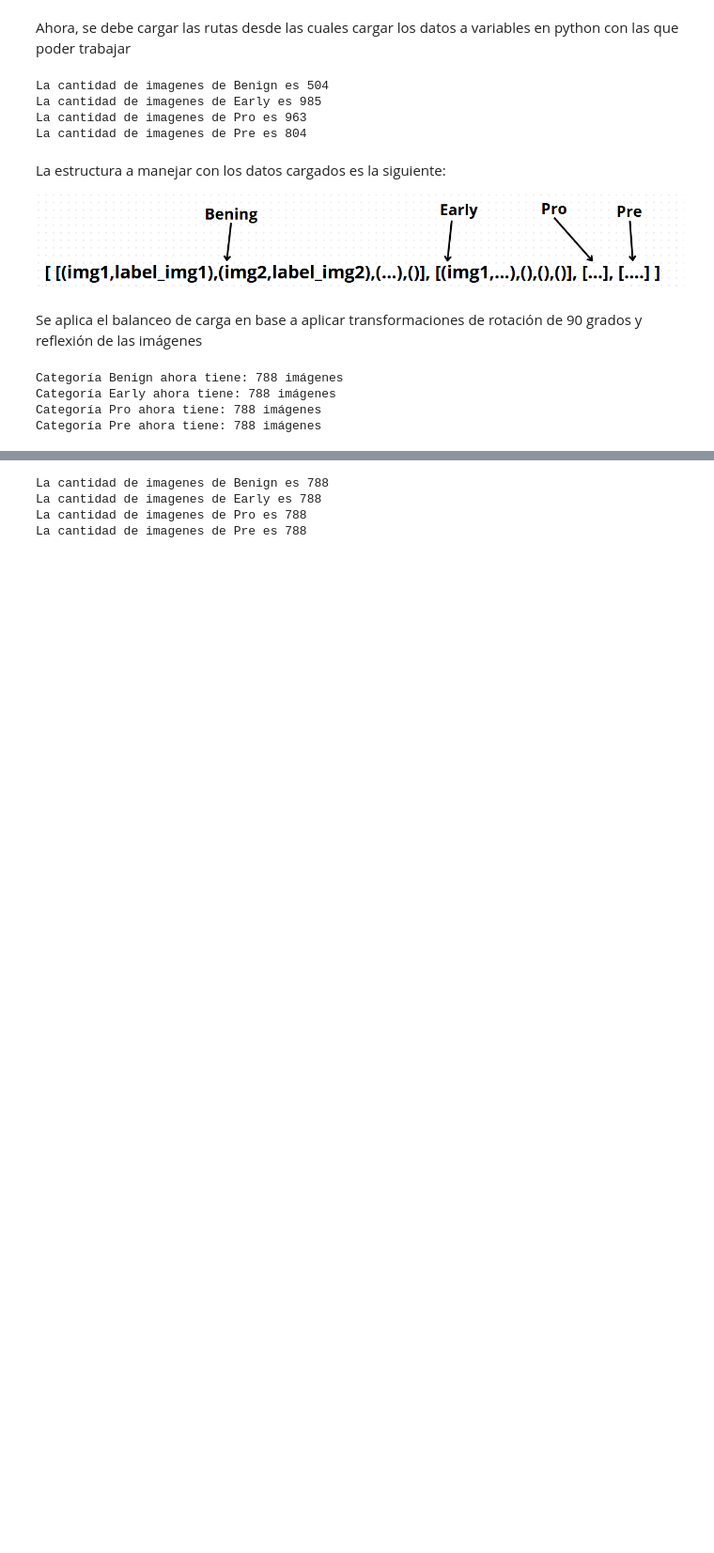
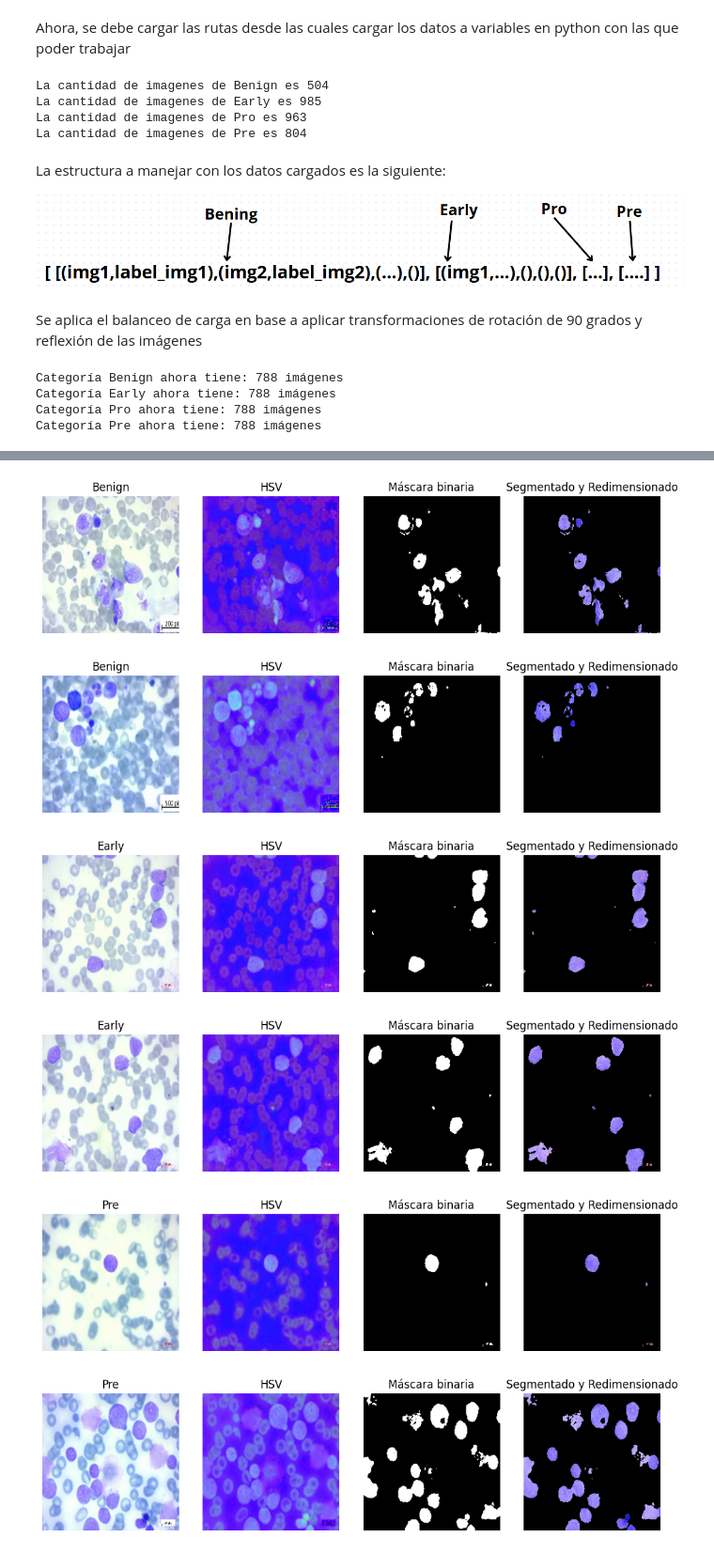
Before and after one commit to Javier1224/Reconocimiento_Leucemia, a Jupyter notebook: Proyecto_Final.ipynb, the cells around one changed output, grey strips where cells are left out. Shown at 94% size. Cells and saved outputs as stored; diff of their text form; code cells hidden in the pictures; blank space fills up the shorter version.

```diff
--- a/Proyecto_Final.ipynb
+++ b/Proyecto_Final.ipynb
@@ -55,7 +55,7 @@ def cargar_imagenes_por_carpeta(ruta):
 
 
           # Extraer etiqueta desde el nombre de archivo (hasta el primer guión bajo por ejemplo)
-          label = filename.split('.')[0]
+          label = filename.split('-')[-2]
           imagen_con_Tag.append((image,label))
           #images.append(imagen_con_Tag)
   return imagen_con_Tag
@@ -260,8 +248,13 @@ for folder in range(len(data_Train)):
 # %%
-for folder in range(len(CarpetaRaiz_Preprocesada)):
-  print(f'La cantidad de imagenes de {celulasTag[folder]} es {len(CarpetaRaiz_Preprocesada[folder])}')
+DataTrain_Preprocesada = preprocesar_imagenes(data_Train)
+
+## USAR ESTAS LINEAS EN CASO DE QUERER VER EL TAMAÑO DE CADA CLASE
+#for folder in range(len(DataTrain_Preprocesada)):
+#  print(f'La cantidad de imagenes de {celulasTag[folder]} es {len(DataTrain_Preprocesada[folder])}')
 # %% [output]
-La cantidad de imagenes de Benign es 788
-La cantidad de imagenes de Early es 788
-La cantidad de imagenes de Pro es 788
-La cantidad de imagenes de Pre es 788
+[figure, added]
+[figure, added]
+[figure, added]
+[figure, added]
+[figure, added]
+[figure, added]
```
Also changed, not shown: parts of 15 cells of this notebook.
